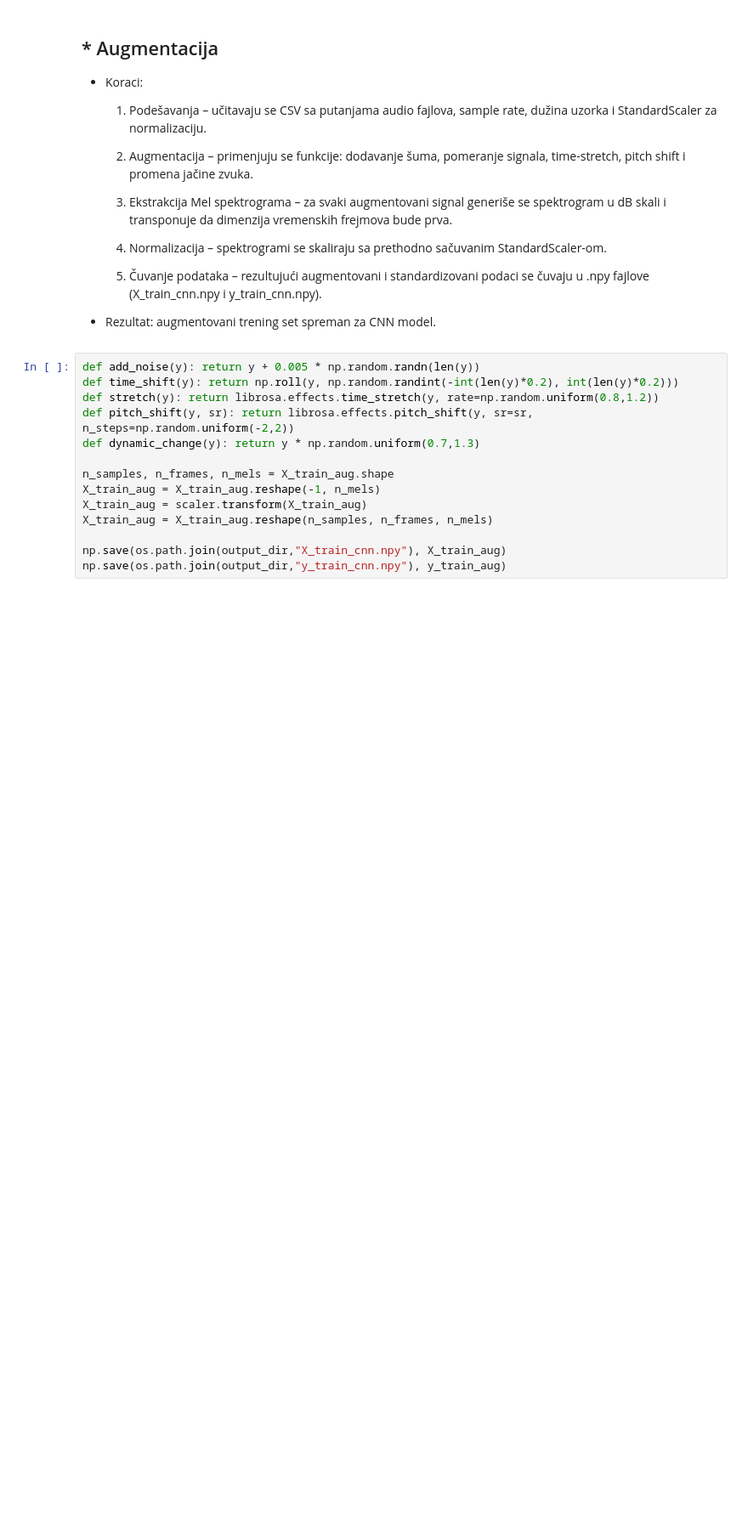
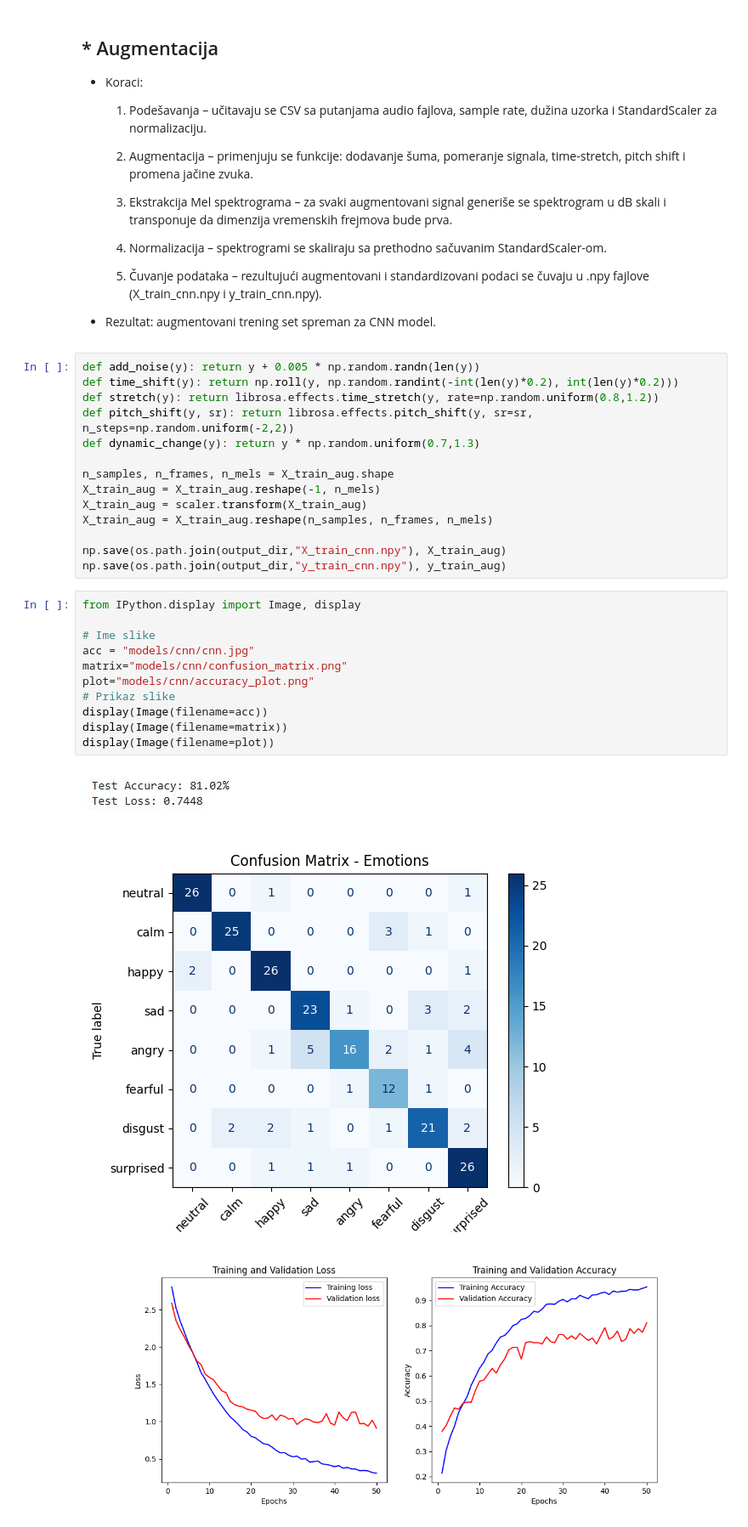
Before and after one commit to andjelavostic/emotion-detector, a Jupyter notebook: cnn_model.ipynb, the cells around one changed output. Shown: that part at 85% size. Cells and saved outputs as stored; diff of their text form; blank space fills up the shorter version.

Commit message:
[ADD] plots

```diff
--- a/cnn_model.ipynb
+++ b/cnn_model.ipynb
@@ -296,3 +296,18 @@ X_train_aug = X_train_aug.reshape(n_samples, n_frames, n_mels)
 
 np.save(os.path.join(output_dir,"X_train_cnn.npy"), X_train_aug)
 np.save(os.path.join(output_dir,"y_train_cnn.npy"), y_train_aug)
+# %%
+from IPython.display import Image, display
+
+# Ime slike
+acc = "models/cnn/cnn.jpg"
+matrix="models/cnn/confusion_matrix.png"
+plot="models/cnn/accuracy_plot.png"
+# Prikaz slike
+display(Image(filename=acc))
+display(Image(filename=matrix))
+display(Image(filename=plot))
+# %% [output]
+[figure, added]
+[figure, added]
+[figure, added]
```
Also changed, not shown: 3 other files.
